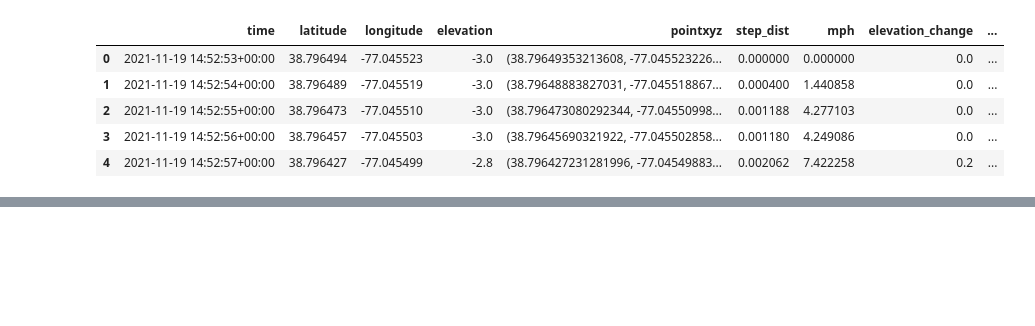
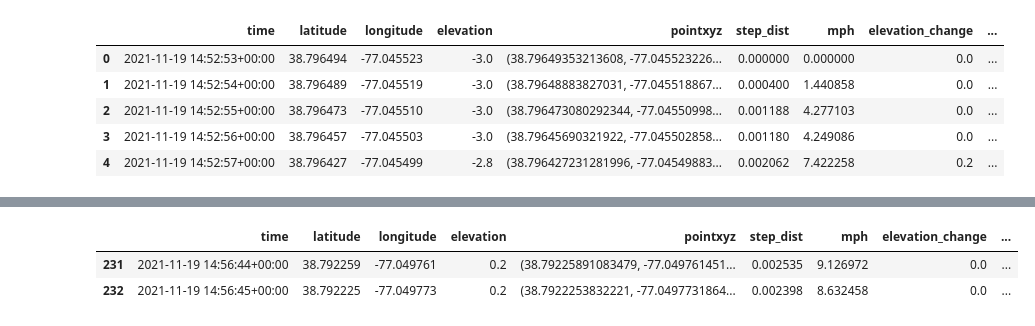
Before and after one commit to lrhf97/gpx_analysis, a Jupyter notebook: segment_creation.ipynb, the cells around one changed output, grey strips where cells are left out. Drawn from its saved outputs; the diff is of its cells as text; code cells hidden in the pictures; blank space fills up the shorter version.

```diff
--- a/segment_creation.ipynb
+++ b/segment_creation.ipynb
@@ -15,0 +33,16 @@ df.head()
+# %%
+def find_neighbours(value, df, colname):
+    exactmatch = df[df[colname] == value]
+    if not exactmatch.empty:
+        return exactmatch.index
+    else:
+        lowerneighbour_ind = df[df[colname] < value][colname].idxmax()
+        upperneighbour_ind = df[df[colname] > value][colname].idxmin()
+        return [lowerneighbour_ind, upperneighbour_ind]
+
+junder,jover = find_neighbours(1,df,'cum_dist')
+df[junder:jover+1]
+# %% [output]
+|  | time | latitude | longitude | elevation | pointxyz | step_dist | mph | elevation_change | ... |
+| 231 | 2021-11-19 14:56:44+00:00 | 38.792259 | -77.049761 | 0.2 | (38.79225891083479, -77.049761451... | 0.002535 | 9.126972 | 0.0 | ... |
+| 232 | 2021-11-19 14:56:45+00:00 | 38.792225 | -77.049773 | 0.2 | (38.7922253832221, -77.0497731864... | 0.002398 | 8.632458 | 0.0 | ... |
```
Also changed, not shown: parts of 7 cells of this notebook, 4 other files.
